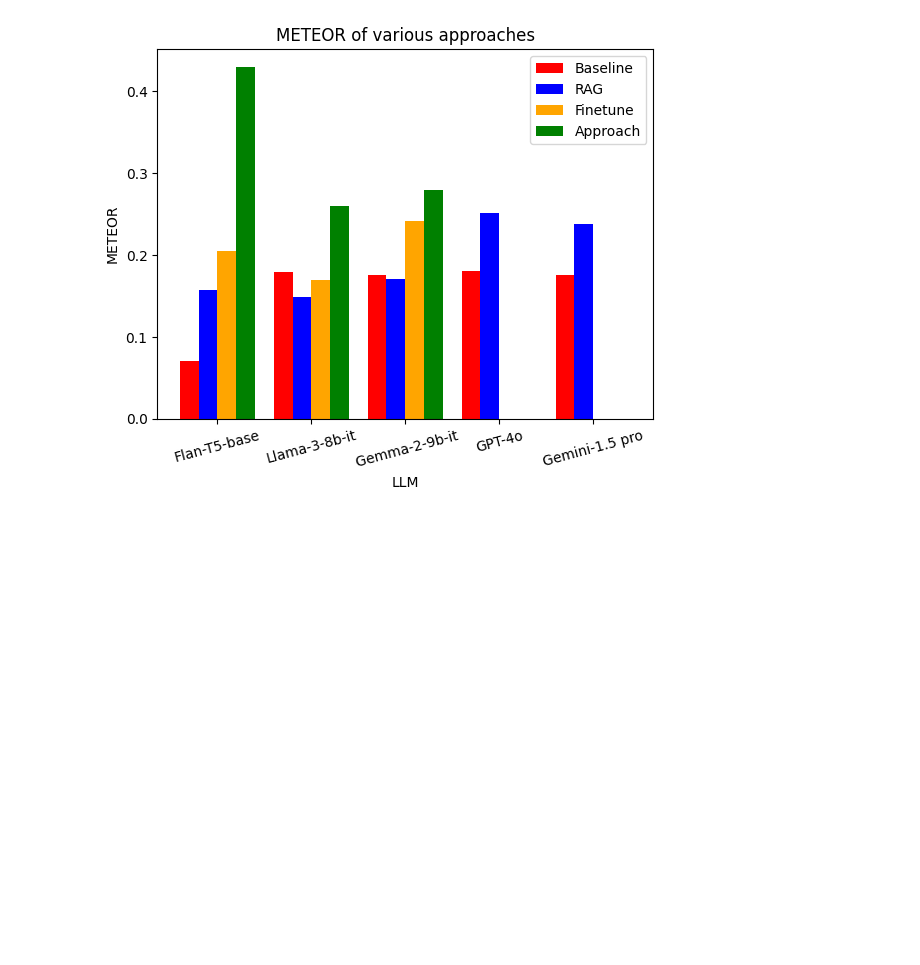
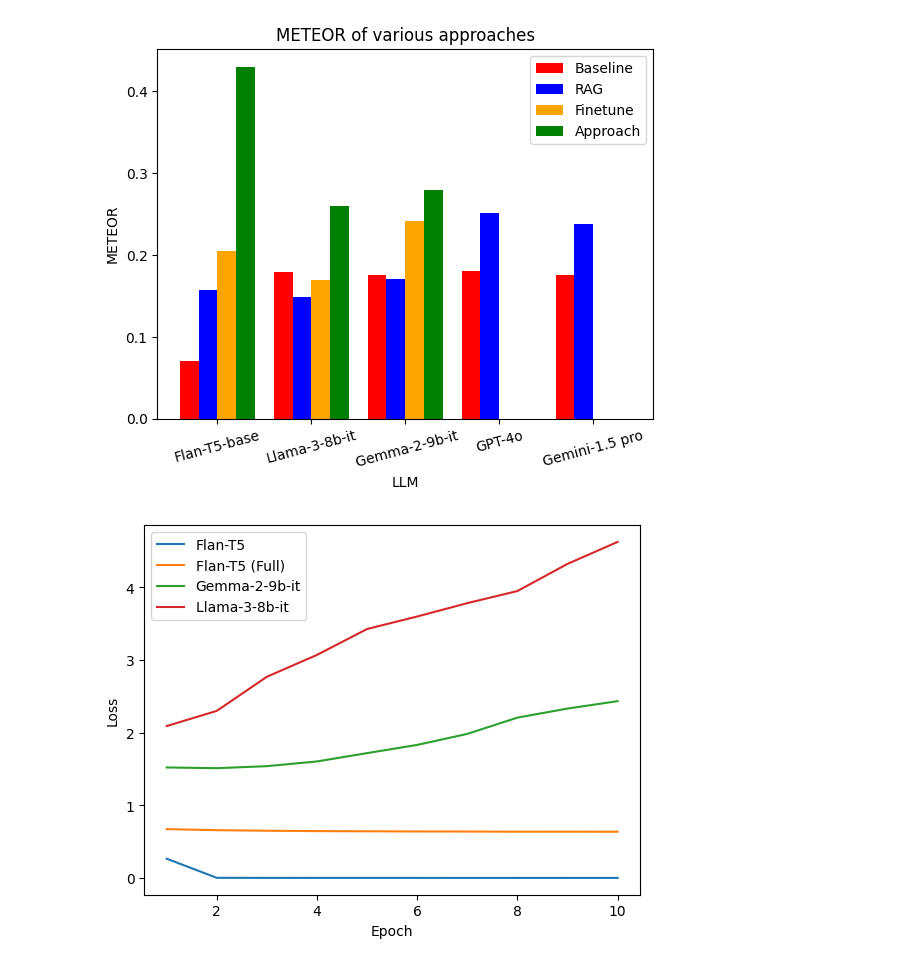
Before and after one commit to sa4s-serc/LLM4ADR, a Jupyter notebook: Approach/Diagram/graphs.ipynb, the cells around one changed output. Cells and saved outputs as stored; diff of their text form; code cells hidden in the pictures; blank space fills up the shorter version.

Commit message:
added final val loss graphs

```diff
--- a/Approach/Diagram/graphs.ipynb
+++ b/Approach/Diagram/graphs.ipynb
@@ -136,3 +136,20 @@ ax.legend()
 plt.show()
 # %% [output]
 [figure]
+# %%
+import pandas as pd
+import matplotlib.pyplot as plt
+
+approach_data = {
+    'Flan-T5': pd.read_csv('../../Graphs/Approach/t5-lora/val.csv'),
+    'Flan-T5 (Full)': pd.read_csv('../../Graphs/Approach/t5-full/val.csv'),
+    'Gemma-2-9b-it': pd.read_csv('../../Graphs/Approach/Gemma/val.csv'),
+    'Llama-3-8b-it ': pd.read_csv('../../Graphs/Approach/Llama/val.csv'),
+}
+
+finetuning_data = {
+    'Flan-T5': pd.read_csv('../../Graphs/Finetuning/t5-lora/val.csv'),
+    'Flan-T5 (Full)': pd.read_csv('../../Graphs/Finetuning/t5-full/val.csv'),
+    'Gemma-2-9b-it': pd.read_csv('../../Graphs/Finetuning/Gemma/val.csv'),
+    'Llama-3-8b-it ': pd.read_csv('../../Graphs/Finetuning/Llama/val.csv'),
+}
@@ -138,0 +275,11 @@ plt.show()
+# %%
+for j, (model, df) in enumerate(finetuning_data.items()):
+    plt.plot(df['epoch'], df['loss'], label=model)
+    plt.xlabel('Epoch')
+    plt.ylabel('Loss')
+    # plt.title('Finetuning Validation Loss')
+    plt.legend()
+
+plt.savefig('../../Graphs/finetuning_loss.png', dpi=600)
+# %% [output]
+[figure, added]
```
Also changed, not shown: parts of 2 cells of this notebook, 11 other files.
